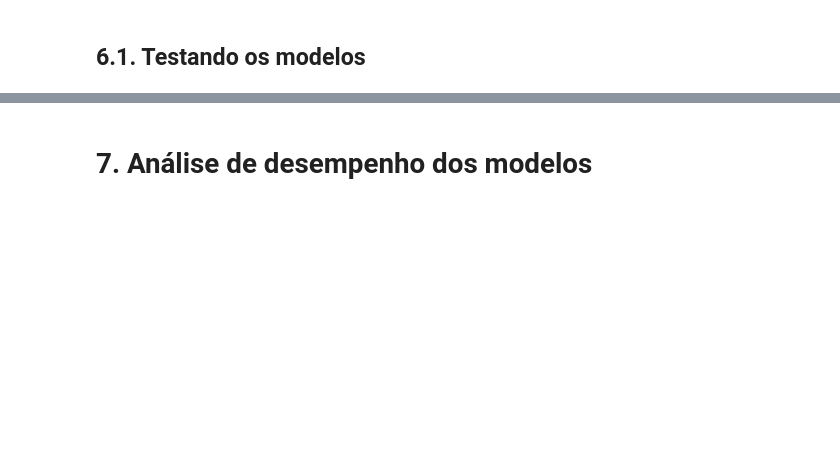
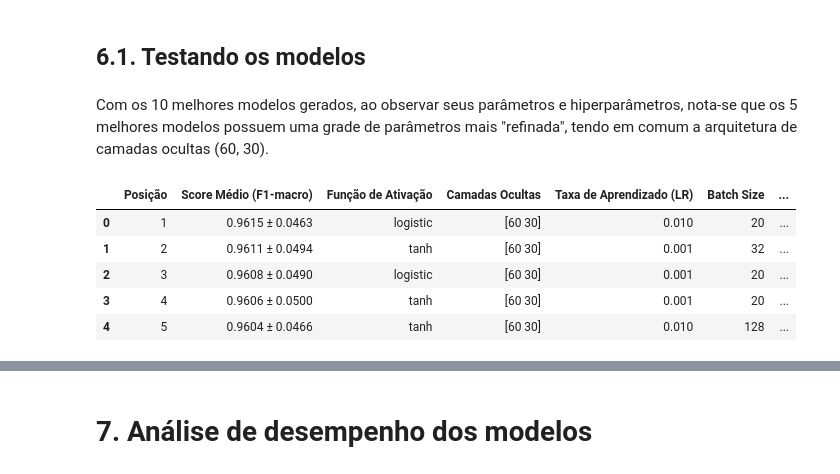
Before and after one commit to PedroYutaroUEA/RNA_PP3, a Jupyter notebook: obesity_estimate_sklearn.ipynb, the cells around one changed output, grey strips where cells are left out. Saved outputs shown, nothing was run; the diff lists cells and outputs as text; code cells hidden in the pictures; blank space fills up the shorter version.

```diff
--- a/obesity_estimate_sklearn.ipynb
+++ b/obesity_estimate_sklearn.ipynb
@@ -662,2 +622,4 @@ Tempo total de treinamento: 2596.72s
 # %% [markdown]
 ## 6.1. Testando os modelos
+# %% [markdown]
+Com os 10 melhores modelos gerados, ao observar seus parâmetros e hiperparâmetros, nota-se que os 5 melhores modelos possuem uma grade de parâmetros mais "refinada", tendo em comum a arquitetura de camadas ocultas (60, 30).
@@ -663,0 +662,13 @@ Tempo total de treinamento: 2596.72s
+# %%
+folder_name = 'top10modelos_eduardo'
+path = f'./{folder_name}/top10_info.json'
+spots = 5
+top5_df = get_best_models_df(path, spots)
+top5_df
+# %% [output]
+|  | Posição | Score Médio (F1-macro) | Função de Ativação | Camadas Ocultas | Taxa de Aprendizado (LR) | Batch Size | ... |
+| 0 | 1 | 0.9615 ± 0.0463 | logistic | [60 30] | 0.010 | 20 | ... |
+| 1 | 2 | 0.9611 ± 0.0494 | tanh | [60 30] | 0.001 | 32 | ... |
+| 2 | 3 | 0.9608 ± 0.0490 | logistic | [60 30] | 0.001 | 20 | ... |
+| 3 | 4 | 0.9606 ± 0.0500 | tanh | [60 30] | 0.001 | 20 | ... |
+| 4 | 5 | 0.9604 ± 0.0466 | tanh | [60 30] | 0.010 | 128 | ... |
```
Also changed, not shown: parts of 14 cells of this notebook, 15 other files.
